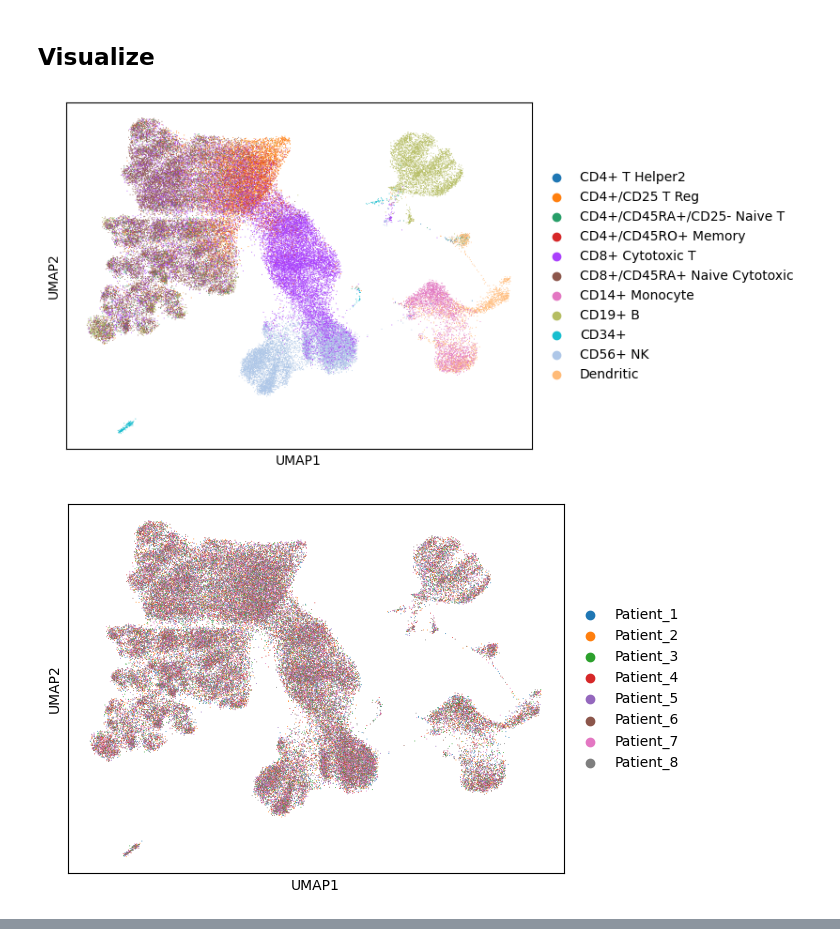
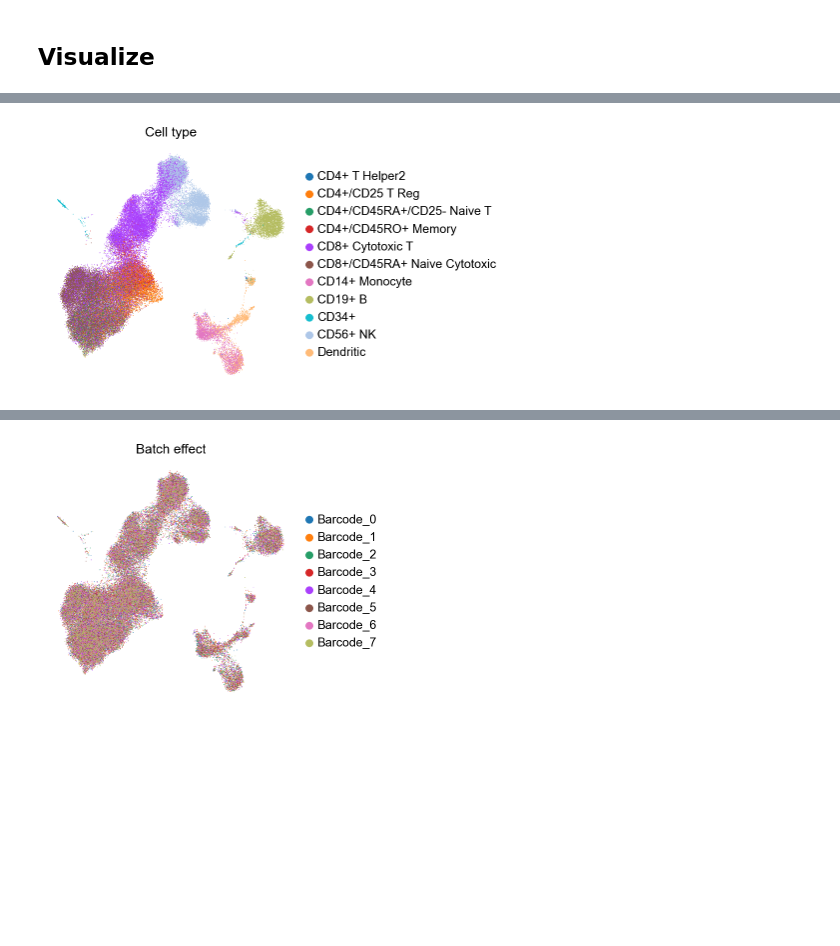
Before and after one commit to LeoAnd00/Masters_Thesis, a Jupyter notebook: code/data_preprocessing/data_for_evaluating_cell_type_annotation/Zheng68k/Zheng68k_visualization.ipynb, the cells around one changed output, grey strips where cells are left out. Cells and saved outputs as stored; diff of their text form; code cells hidden in the pictures; blank space fills up the shorter version.

```diff
--- a/code/data_preprocessing/data_for_evaluating_cell_type_annotation/Zheng68k/Zheng68k_visualization.ipynb
+++ b/code/data_preprocessing/data_for_evaluating_cell_type_annotation/Zheng68k/Zheng68k_visualization.ipynb
@@ -21,25 +19,21 @@ AnnData object with n_obs × n_vars = 68579 × 14066
 del norm_qc_adata.layers["log1p_counts"]
 # %% [markdown]
 ## Visualize
-# %%
-from sklearn.preprocessing import StandardScaler
-vis_adata = norm_qc_adata
-sc.pp.highly_variable_genes(vis_adata, n_top_genes=4000, flavor="cell_ranger")
-
-sc.pp.pca(vis_adata, n_comps=20, use_highly_variable=True, svd_solver='arpack')
-sc.pp.neighbors(vis_adata)
-sc.tl.umap(vis_adata)
-sc.pl.umap(vis_adata, color='cell_type', title='')
-# %% [output]
-[figure, removed]
-# %%
-from sklearn.preprocessing import StandardScaler
-vis_adata = norm_qc_adata
-sc.pp.highly_variable_genes(vis_adata, n_top_genes=4000, flavor="cell_ranger")
-
-sc.pp.pca(vis_adata, n_comps=20, use_highly_variable=True, svd_solver='arpack')
-sc.pp.neighbors(vis_adata)
-sc.tl.umap(vis_adata)
-sc.pl.umap(vis_adata, color='patientID', title='')
-# %% [output]
-[figure, removed]
+# %%
+sc.settings.set_figure_params(dpi_save=600,  frameon=False, transparent=True, fontsize=12)
+
+vis_adata = norm_qc_adata
+
+vis_adata.obs["patientID"] = vis_adata.obs["patientID"].astype(str)
+for i, patient_id in enumerate(vis_adata.obs["patientID"].unique()):
+    vis_adata.obs.loc[vis_adata.obs["patientID"] == patient_id, "patientID"] = f"Barcode_{i}"
+
+sc.pp.highly_variable_genes(vis_adata, n_top_genes=4000, flavor="cell_ranger")
+
+sc.pp.pca(vis_adata, n_comps=40, use_highly_variable=True, svd_solver='arpack')
+sc.pp.neighbors(vis_adata, n_neighbors=15, n_pcs=40)
+sc.tl.umap(vis_adata)
+#sc.pl.umap(vis_adata, color='cell_type', title='')
+sc.pl.umap(vis_adata, color='cell_type', ncols=1, title="Cell type", show=True, save=f"Zheng68k_pca_cell_type.svg")
+sc.pl.umap(vis_adata, color="patientID", ncols=1, title="Batch effect", show=True, save=f"Zheng68k_pca_batch_effect.svg")
+# %% [output]
@@ -45,0 +41 @@ sc.pl.umap(vis_adata, color='patientID', title='')
+[figure, added]
@@ -45,0 +43 @@ sc.pl.umap(vis_adata, color='patientID', title='')
+[figure, added]
```
Also changed, not shown: parts of 2 cells of this notebook.
